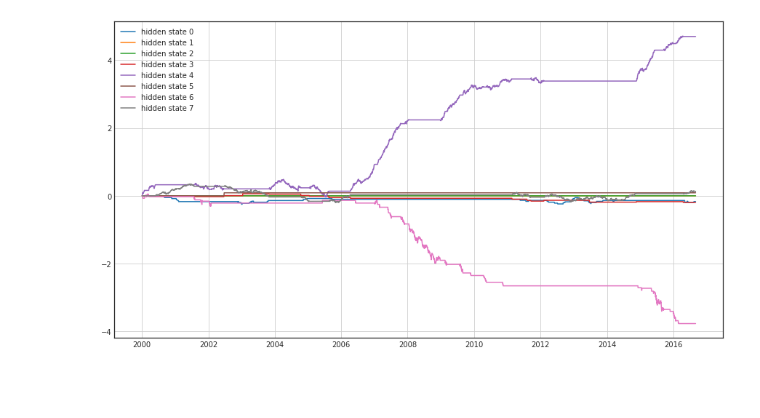
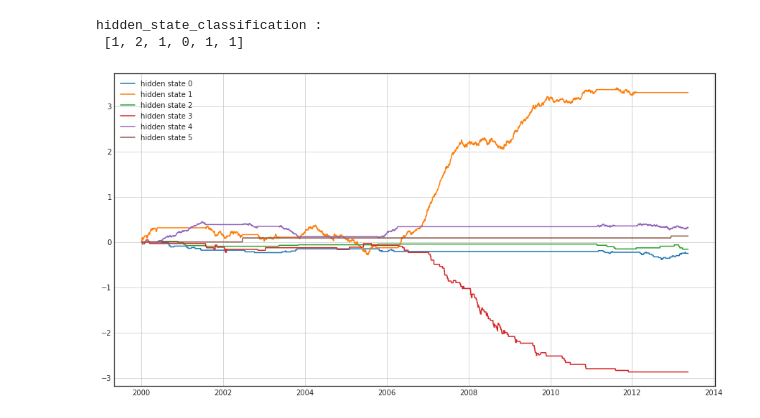
Before and after one commit to bovetliu/udacity_p_f, a Jupyter notebook: src/analytic/learn_hmm_nb.ipynb, the cells around one changed output. Cells and saved outputs as stored; diff of their text form; code cells hidden in the pictures; blank space fills up the shorter version.

```diff
--- a/src/analytic/learn_hmm_nb.ipynb
+++ b/src/analytic/learn_hmm_nb.ipynb
@@ -68,10 +107,0 @@ var =  [ 0.00008509]
-# %%
-sns.set_style('white')
-plt.figure(figsize=(15, 8))
-for i in range(trained_hmm.n_components):
-    state = (hidden_states_seq == i)
-    plt.plot(date_list[state], close[state], '.', label='hidden state {}'.format(i),
-             linewidth=1)
-    plt.legend()
-    plt.grid(1)
-plt.show()
@@ -80,16 +108,26 @@ plt.show()
 # %%
-data = pd.DataFrame({
-    'datelist': date_list,
-    'ln_rtn': ln_rtn,
-    'state': hidden_states_seq}).set_index('datelist')
+# start cell 2
+h_s_class = []
 
 plt.figure(figsize=(15, 8))
-for i in range(trained_hmm.n_components):
-    mask = [1 if state else 0 for state in (hidden_states_seq == i)]
-    data['state %d_return' % i] = data.ln_rtn.multiply(mask, axis=0)
-    plt.plot(data['state %d_return' % i].cumsum(), label='hidden state {}'.format(i))
+for state_i in range(trained_hmm.n_components):
+    mask = [1 if state else 0 for state in (hidden_states_seq_train == state_i)]
+    log_cum_rtn = ln_rtn_pds_train.multiply(mask, axis=0).cumsum()
+    if log_cum_rtn.iloc[-1] > 0.5:
+        # shang zhang hangqing
+        h_s_class.append(2)
+    elif log_cum_rtn.iloc[-1] < -0.5:
+        # xia die hang qing
+        h_s_class.append(0)
+    else:
+        # zheng dang hang qing
+        h_s_class.append(1)
+    plt.plot(log_cum_rtn, label='hidden state {}'.format(state_i))
     plt.legend()
     plt.grid(1)
+print("hidden_state_classification : \n {}".format(h_s_class))
 plt.show()
 # %% [output]
+hidden_state_classification :
+ [1, 2, 1, 0, 1, 1]
-[figure, old version]
+[figure, new version]
```
Also changed, not shown: parts of 4 cells of this notebook, 1 other file.
